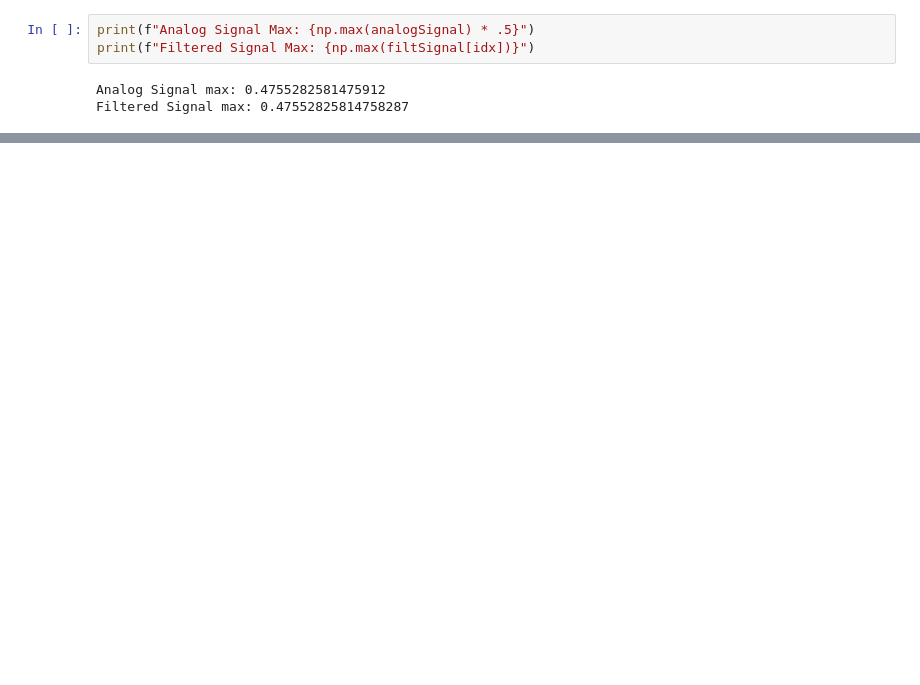
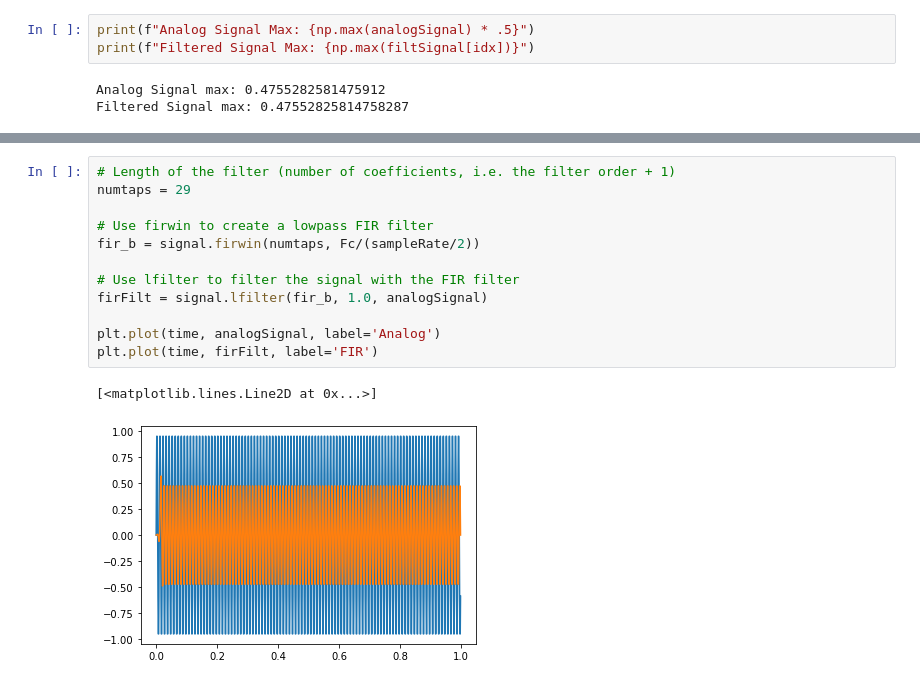
Before and after one commit to JeffChuSBX/LunchAndLearn, a Jupyter notebook: Lunch_And_Learn_2_SignalProcessing.ipynb, the cells around one changed output, grey strips where cells are left out. Saved outputs shown, nothing was run; the diff lists cells and outputs as text; blank space fills up the shorter version.

```diff
--- a/Lunch_And_Learn_2_SignalProcessing.ipynb
+++ b/Lunch_And_Learn_2_SignalProcessing.ipynb
@@ -334,0 +349,15 @@ Filtered Signal max: 0.47552825814758287
+# %%
+# Length of the filter (number of coefficients, i.e. the filter order + 1)
+numtaps = 29
+
+# Use firwin to create a lowpass FIR filter
+fir_b = signal.firwin(numtaps, Fc/(sampleRate/2))
+
+# Use lfilter to filter the signal with the FIR filter
+firFilt = signal.lfilter(fir_b, 1.0, analogSignal)
+
+plt.plot(time, analogSignal, label='Analog')
+plt.plot(time, firFilt, label='FIR')
+# %% [output]
+[<matplotlib.lines.Line2D at 0x...>]
+[figure, added]
```
Also changed, not shown: parts of 5 cells of this notebook.
